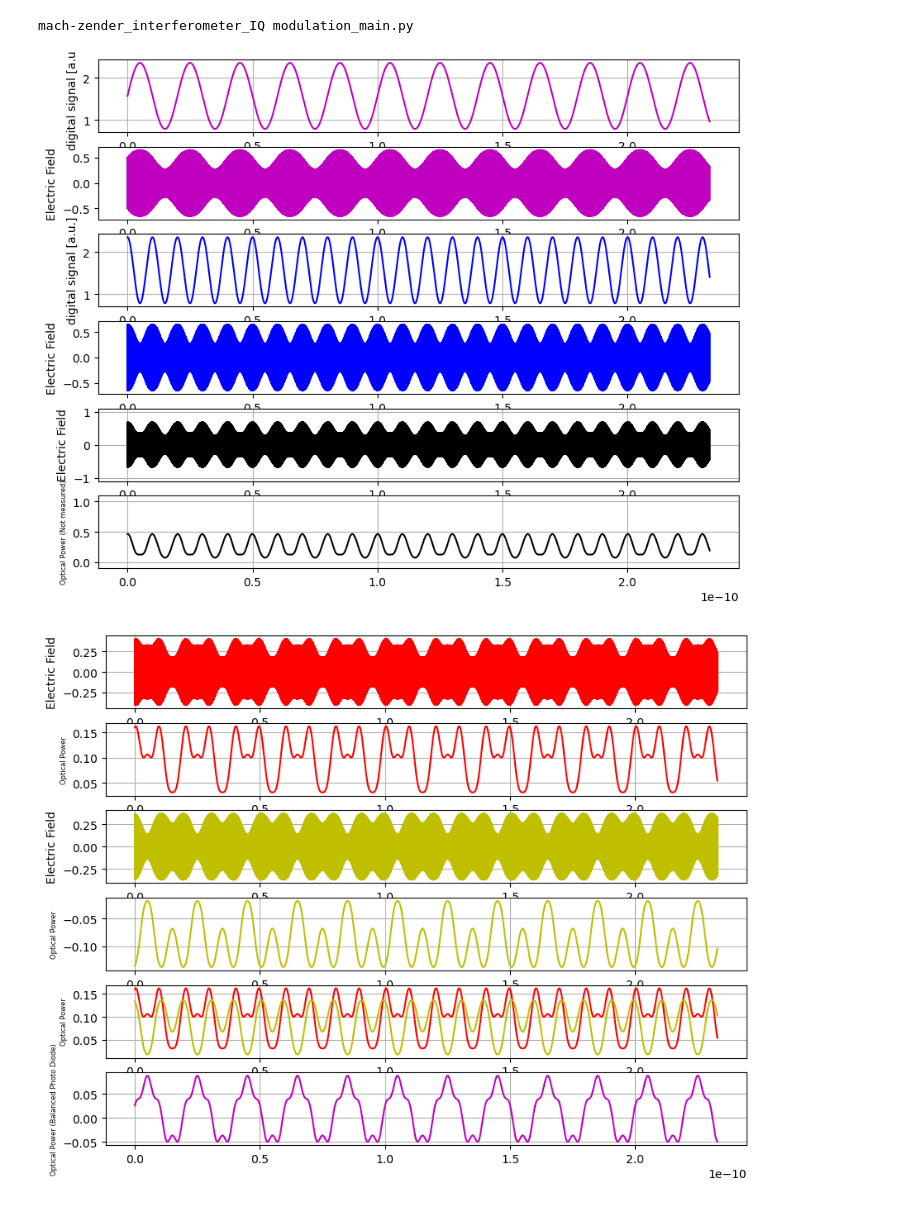
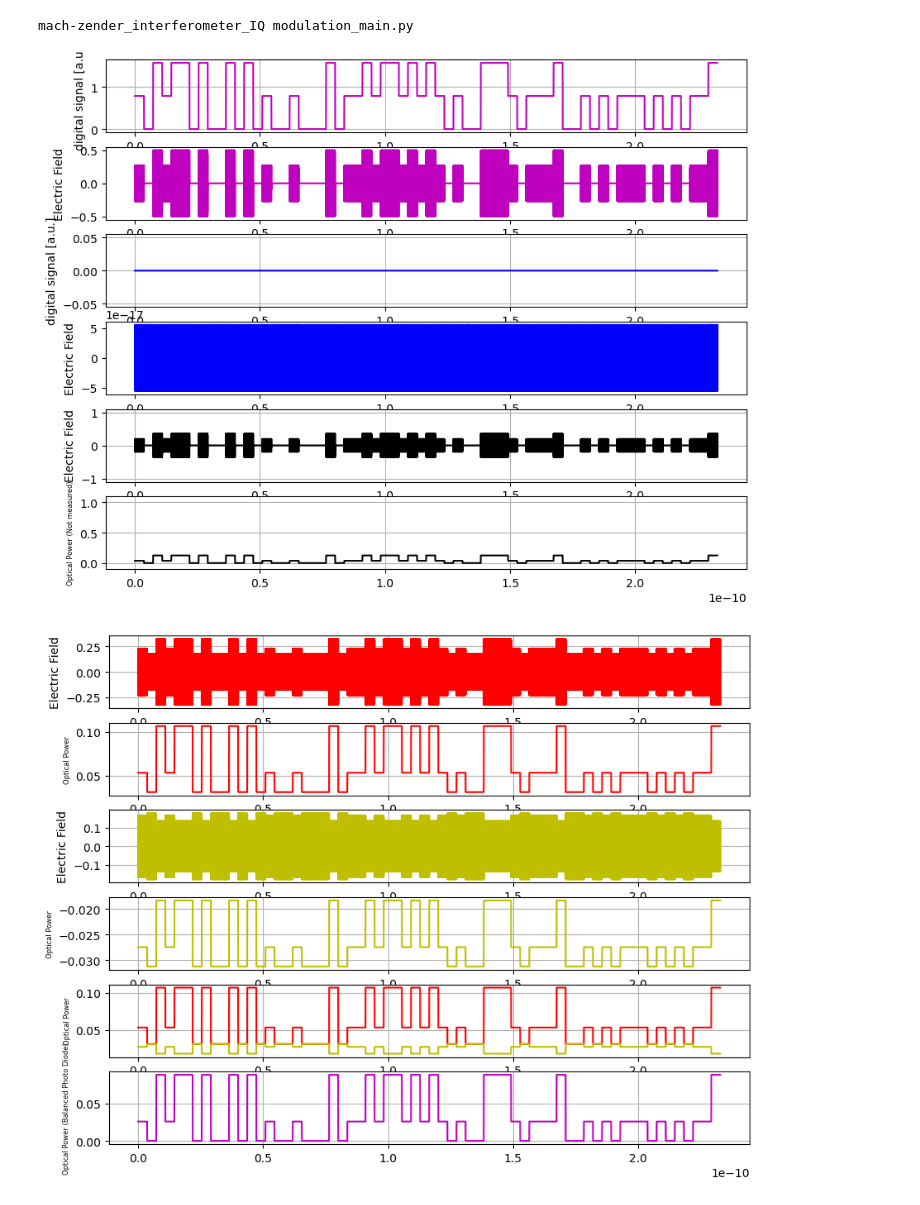
Before and after one commit to tacticstactics/optical-IQ-modulation, a Jupyter notebook: mach_zender_interferometer_IQ modulation_main.ipynb, the cells around one changed output. Drawn from its saved outputs; the diff is of its cells as text; code cells hidden in the pictures.

```diff
--- a/mach_zender_interferometer_IQ modulation_main.ipynb
+++ b/mach_zender_interferometer_IQ modulation_main.ipynb
@@ -18,22 +18,22 @@ tcol = np.linspace(0.0, stept * samplerate, samplerate, endpoint=False)
 #sine or cosine signal
 amp_sine = 0.25*np.pi
 freq_sine1 = 0.05e12 # [Hz]
+dc_offset_sine = 0*amp_sine # DC offset
 
 amp_cosine = 0.25*np.pi
 freq_cosine1 = 0.1e12 # [Hz]
-
-dc_offset = 0.5*np.pi # DC offset
+dc_offset_cosine = 0*amp_cosine # DC offset
 
 sine_signalcol = np.zeros(samplerate, dtype=complex)
 for ii in range(samplerate):
     t = tcol[ii]
-    sinesignal = amp_sine * np.sin(2 * np.pi * freq_sine1 * t) + dc_offset
+    sinesignal = amp_sine * np.sin(2 * np.pi * freq_sine1 * t) + dc_offset_sine
     sine_signalcol[ii] = sinesignal
 
 cosine_signalcol = np.zeros(samplerate, dtype=complex)
 for ii in range(samplerate):
     t = tcol[ii]
-    cosinesignal = amp_cosine * np.cos(2 * np.pi * freq_cosine1 * t) + dc_offset
+    cosinesignal = amp_cosine * np.cos(2 * np.pi * freq_cosine1 * t) + dc_offset_cosine
     cosine_signalcol[ii] = cosinesignal
 
 
@@ -41,12 +41,13 @@ for ii in range(samplerate):
 amp_prbs = 1*np.pi
 
 # Random_signal generation
-a1_range = [0, 1]
-a1 = np.random.rand(samplerate) * (a1_range[1]-a1_range[0]) + a1_range[0] # range for amplitude
+a1_range = [0, 1]# amplitude range
+a1 = np.random.rand(samplerate) * (a1_range[1]-a1_range[0]) + a1_range[0]
 
+# Pseudo Random On-Off level Digital signal, Type 1
 # Arm A
-b1_range = [2**9, 2**10]
-b1 = np.random.rand(samplerate) *(b1_range[1]-b1_range[0]) + b1_range[0] # range for frequency
+b1_range = [2**9, 2**10]# frequency range
+b1 = np.random.rand(samplerate) *(b1_range[1]-b1_range[0]) + b1_range[0]
 b1 = np.round(b1)
 b1 = b1.astype(int)
 
@@ -110,13 +111,13 @@ while b2[i]<np.size(prbs1b):
 
 
 # Pseudo Random multilevel Digital signal, Type 2
-numberofpointspersinal = 2 ** 4
+numberofpointspersinal = 2 ** 6
 repetitions2 = samplerate / numberofpointspersinal
 
-rand_int2a = np.random.randint(0, 4, numberofpointspersinal) # 0, 1 or 2.
+rand_int2a = np.random.randint(0, 3, numberofpointspersinal) # 0, 1 or 2.
 prbs2a = np.pi * (1/4) * np.repeat(rand_int2a, repetitions2)
 
-rand_int2b = np.random.randint(0, 4, numberofpointspersinal) # 0 or 1
+rand_int2b = np.random.randint(0, 3, numberofpointspersinal) # 0 or 1
 prbs2b = np.pi * (1/4) * np.repeat(rand_int2b, repetitions2)
 
 
@@ -137,24 +138,24 @@ periodicsig2 = 1*np.pi*(np.arange(samplerate) % P2 < D2)
 #    randomintcol[ii] = np.random.random_integers(2)
 
 #signal1col = 1*np.pi*np.ones(samplerate)
-signal1col = sine_signalcol
+#signal1col = sine_signalcol
 #signal1col = cosine_signalcol
 #signal1col = randomintcol
 #signal1col = random_signal
 #signal1col = periodicsig1
-#signal1col = prbs1a
-#signal1col = prbs2a # Pseudo Random multilevel Digital signal, Type 2
+#signal1col = prbs1a # Pseudo Random On-Off level Digital signal, Type 1
+signal1col = prbs2a # Pseudo Random multilevel Digital signal, Type 2
 #signal1col = np.zeros(samplerate, dtype=complex)
 
 #signal2col = 1*np.pi*np.ones(samplerate)
 #signal2col = np.zeros(samplerate, dtype=complex)
 #signal2col = sine_signalcol
-signal2col = cosine_signalcol
+#signal2col = cosine_signalcol
 #signal2col = random_signal
 #signal2col = periodicsig2
-#signal2col = prbs1b
+#signal2col = prbs1b # Pseudo Random On-Off level Digital signal, Type 1
 #signal2col = prbs2b
-
+signal2col = np.zeros(samplerate, dtype=complex)
 
 oplcommon1 = 0 * np.pi #Common Path Length 1
 oplcommon2 = 0 * np.pi #Common Path Length 2
@@ -383,32 +384,32 @@ ax36 = fig3.add_subplot(6, 1, 6)
 
 ax31.plot(tcol, np.real(E9_1out_port1col), "-",color="g")
 ax31.set_ylabel("Electric Field")
 ax31.grid()
 
 ax32.plot(tcol, (np.abs(E9_1out_port1col))**2, "-",color="g")
 ax32.set_ylabel("Optical Power",{"fontsize": 6})
 ax32.grid()
 
 ax33.plot(tcol, np.real(E9_1out_port2col), "-",color="c")
 ax33.set_ylabel("Electric Field")
 ax33.grid()
 
 ax34.plot(tcol, (np.abs(E9_1out_port2col))**2, "-",color="c")
 ax34.set_ylabel("Optical Power",{"fontsize": 6})
 ax34.grid()
 
 ax35.plot(tcol, (np.abs(E9_1out_port1col))**2, color="g")
 ax35.plot(tcol, (np.abs(E9_1out_port2col))**2, color="c")
 ax35.set_ylabel("Optical Power",{"fontsize": 6})
 ax35.grid()
 
 ax36.plot(tcol, -1*((np.abs(E9_1out_port1col))**2 - (np.abs(E9_1out_port2col))**2), "-",color="b")
 ax36.set_ylabel("Optical Power (Balanced Photo Diode)",{"fontsize": 6})
 #ax36.set_ylim(-0.1,0.6)
 ax36.grid()
 
 plt.show()
 # %% [output]
 mach-zender_interferometer_IQ modulation_main.py
-[figure, old version]
+[figure, new version]
-[figure, old version]
+[figure, new version]
```
Also changed, not shown: parts of 1 cell of this notebook.
